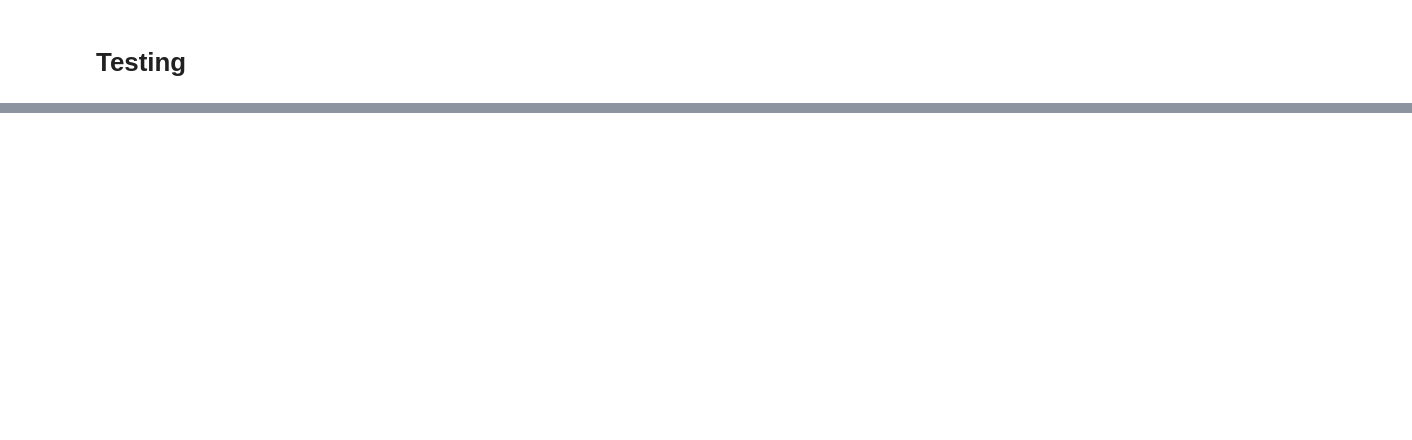
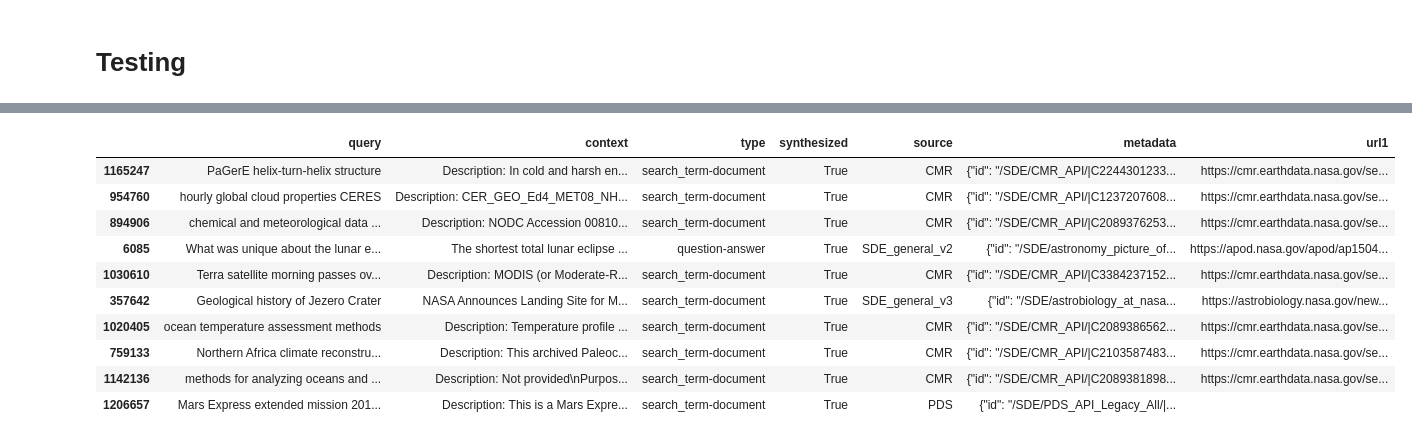
Before and after one commit to NASA-IMPACT/st-training-workflow, a Jupyter notebook: data_exploration/9_stage2_data_prep_test.ipynb, the cells around one changed output, grey strips where cells are left out. Cells and saved outputs as stored; diff of their text form; code cells hidden in the pictures; blank space fills up the shorter version.

```diff
--- a/data_exploration/9_stage2_data_prep_test.ipynb
+++ b/data_exploration/9_stage2_data_prep_test.ipynb
@@ -411,0 +269,17 @@ in_memory_dataset.map()
+# %%
+import pandas as pd
+
+df = pd.read_parquet("/rhome/sawale/indus_traning/sentense_transformers/data/stage2_sde/stage2_sde_st_train_corpus_data.parquet")
+df.head(10)
+# %% [output]
+|  | query | context | type | synthesized | source | metadata | url1 |
+| 1165247 | PaGerE helix-turn-helix structure | Description: In cold and harsh en... | search_term-document | True | CMR | {"id": "/SDE/CMR_API/|C2244301233... | https://cmr.earthdata.nasa.gov/se... |
+| 954760 | hourly global cloud properties CERES | Description: CER_GEO_Ed4_MET08_NH... | search_term-document | True | CMR | {"id": "/SDE/CMR_API/|C1237207608... | https://cmr.earthdata.nasa.gov/se... |
+| 894906 | chemical and meteorological data ... | Description: NODC Accession 00810... | search_term-document | True | CMR | {"id": "/SDE/CMR_API/|C2089376253... | https://cmr.earthdata.nasa.gov/se... |
+| 6085 | What was unique about the lunar e... | The shortest total lunar eclipse ... | question-answer | True | SDE_general_v2 | {"id": "/SDE/astronomy_picture_of... | https://apod.nasa.gov/apod/ap1504... |
+| 1030610 | Terra satellite morning passes ov... | Description: MODIS (or Moderate-R... | search_term-document | True | CMR | {"id": "/SDE/CMR_API/|C3384237152... | https://cmr.earthdata.nasa.gov/se... |
+| 357642 | Geological history of Jezero Crater | NASA Announces Landing Site for M... | search_term-document | True | SDE_general_v3 | {"id": "/SDE/astrobiology_at_nasa... | https://astrobiology.nasa.gov/new... |
+| 1020405 | ocean temperature assessment methods | Description: Temperature profile ... | search_term-document | True | CMR | {"id": "/SDE/CMR_API/|C2089386562... | https://cmr.earthdata.nasa.gov/se... |
+| 759133 | Northern Africa climate reconstru... | Description: This archived Paleoc... | search_term-document | True | CMR | {"id": "/SDE/CMR_API/|C2103587483... | https://cmr.earthdata.nasa.gov/se... |
+| 1142136 | methods for analyzing oceans and ... | Description: Not provided\nPurpos... | search_term-document | True | CMR | {"id": "/SDE/CMR_API/|C2089381898... | https://cmr.earthdata.nasa.gov/se... |
+| 1206657 | Mars Express extended mission 201... | Description: This is a Mars Expre... | search_term-document | True | PDS | {"id": "/SDE/PDS_API_Legacy_All/|... |  |
```
Also changed, not shown: parts of 48 cells of this notebook, 6 other files.
